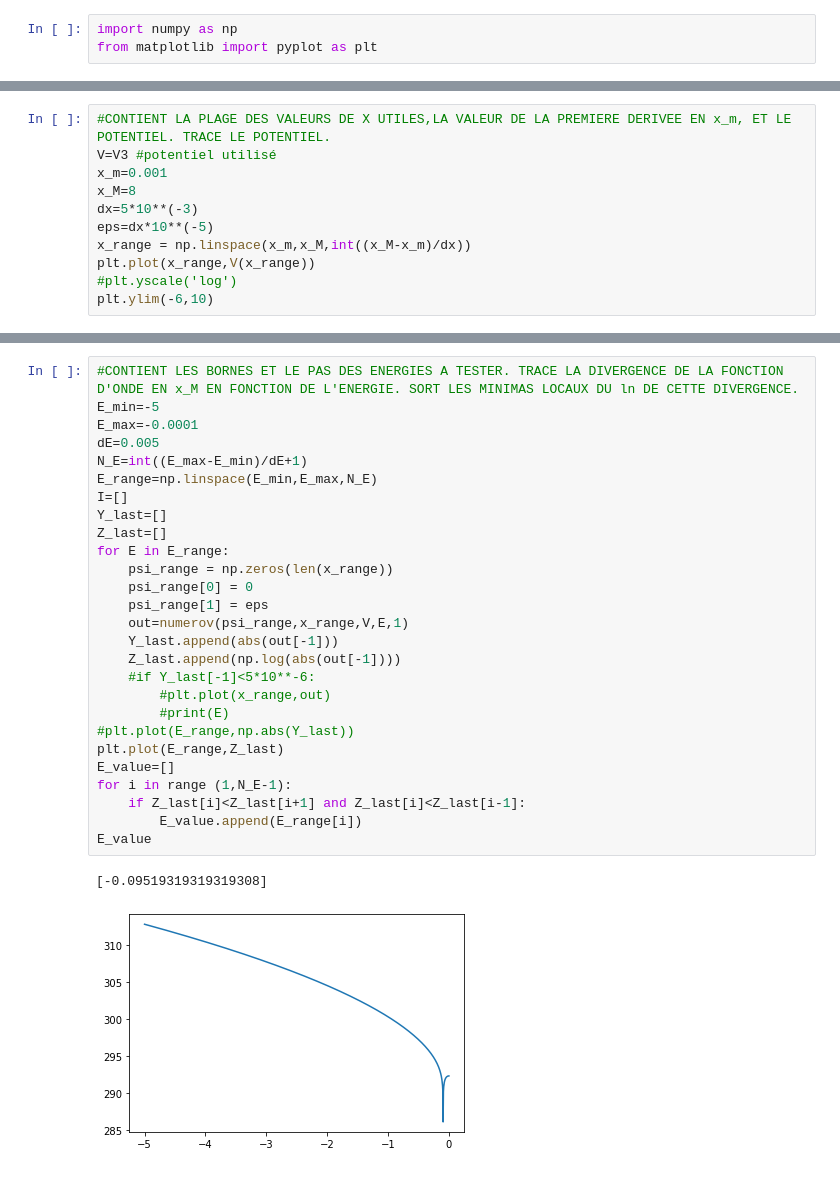
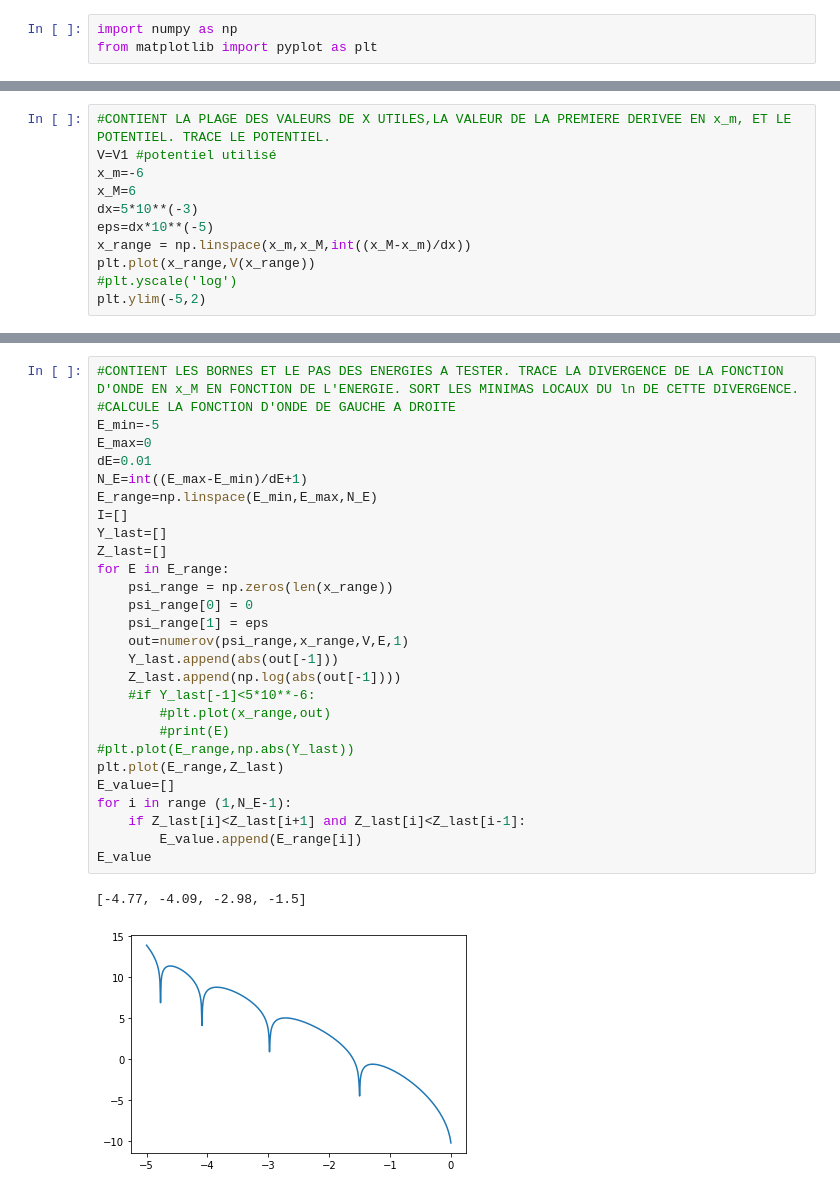
Before and after one commit to rvanco/Projet_info_Schrodinger_M1, a Jupyter notebook: dichotomie_propre2.ipynb, the cells around one changed output, grey strips where cells are left out. Saved outputs shown, nothing was run; the diff lists cells and outputs as text.

```diff
--- a/dichotomie_propre2.ipynb
+++ b/dichotomie_propre2.ipynb
@@ -92,12 +99,12 @@ def dichotomie (V,x_range,Nb_passage,It_passage,zoom,E_min,dE,eps):
 # %%
 #CONTIENT LA PLAGE DES VALEURS DE X UTILES,LA VALEUR DE LA PREMIERE DERIVEE EN x_m, ET LE POTENTIEL. TRACE LE POTENTIEL.
-V=V3 #potentiel utilisé
-x_m=0.001
-x_M=8
+V=V1 #potentiel utilisé
+x_m=-6
+x_M=6
 dx=5*10**(-3)
 eps=dx*10**(-5)
 x_range = np.linspace(x_m,x_M,int((x_M-x_m)/dx))
 plt.plot(x_range,V(x_range))
 #plt.yscale('log')
-plt.ylim(-6,10)
+plt.ylim(-5,2)
 # %% [output]
@@ -106,30 +113,31 @@ plt.ylim(-6,10)
 # %%
 #CONTIENT LES BORNES ET LE PAS DES ENERGIES A TESTER. TRACE LA DIVERGENCE DE LA FONCTION D'ONDE EN x_M EN FONCTION DE L'ENERGIE. SORT LES MINIMAS LOCAUX DU ln DE CETTE DIVERGENCE.
+#CALCULE LA FONCTION D'ONDE DE GAUCHE A DROITE
 E_min=-5
-E_max=-0.0001
-dE=0.005
+E_max=0
+dE=0.01
 N_E=int((E_max-E_min)/dE+1)
 E_range=np.linspace(E_min,E_max,N_E)
 I=[]
 Y_last=[]
 Z_last=[]
 for E in E_range:
     psi_range = np.zeros(len(x_range))
     psi_range[0] = 0
     psi_range[1] = eps
     out=numerov(psi_range,x_range,V,E,1)
     Y_last.append(abs(out[-1]))
     Z_last.append(np.log(abs(out[-1])))
     #if Y_last[-1]<5*10**-6:
         #plt.plot(x_range,out)
         #print(E)
 #plt.plot(E_range,np.abs(Y_last))
 plt.plot(E_range,Z_last)
 E_value=[]
 for i in range (1,N_E-1):
     if Z_last[i]<Z_last[i+1] and Z_last[i]<Z_last[i-1]:
         E_value.append(E_range[i])
 E_value
 # %% [output]
-[-0.09519319319319308]
+[-4.77, -4.09, -2.98, -1.5]
-[figure, old version]
+[figure, new version]
```
Also changed, not shown: parts of 7 cells of this notebook.
